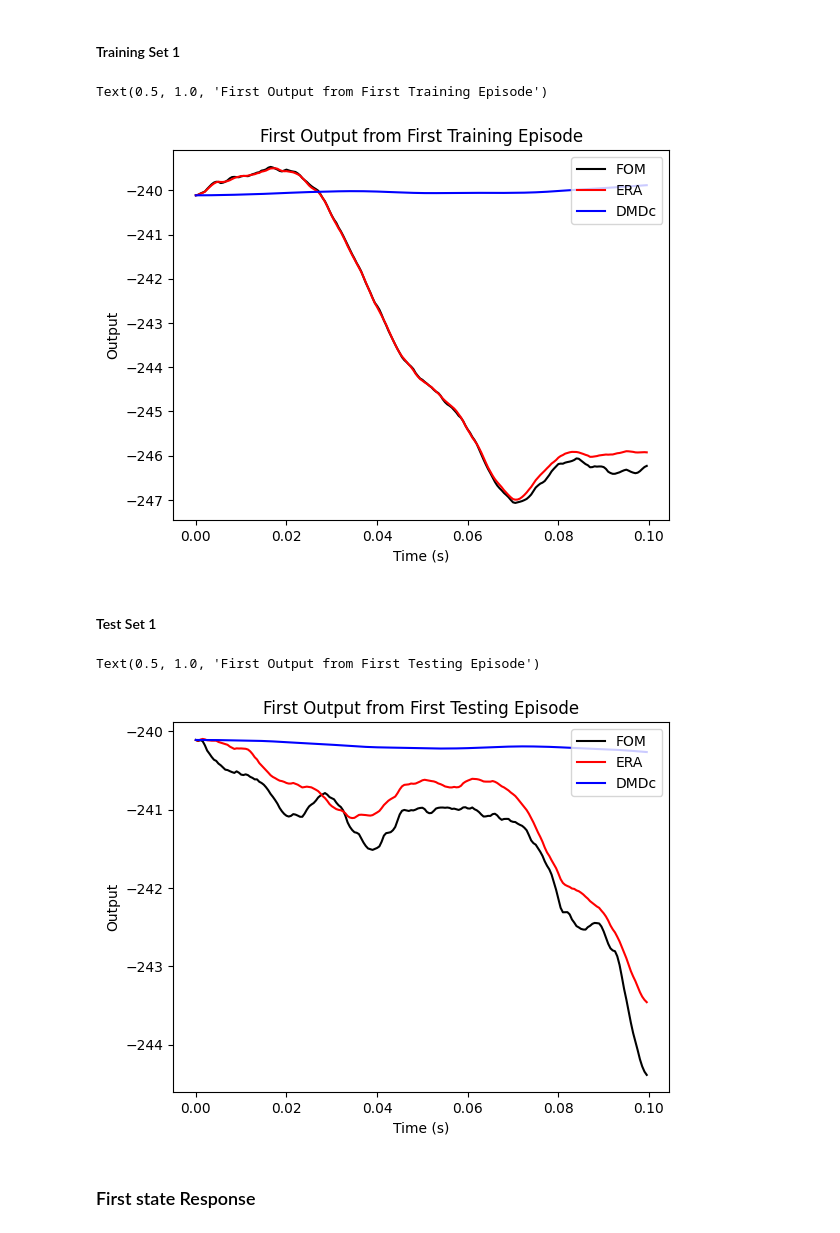
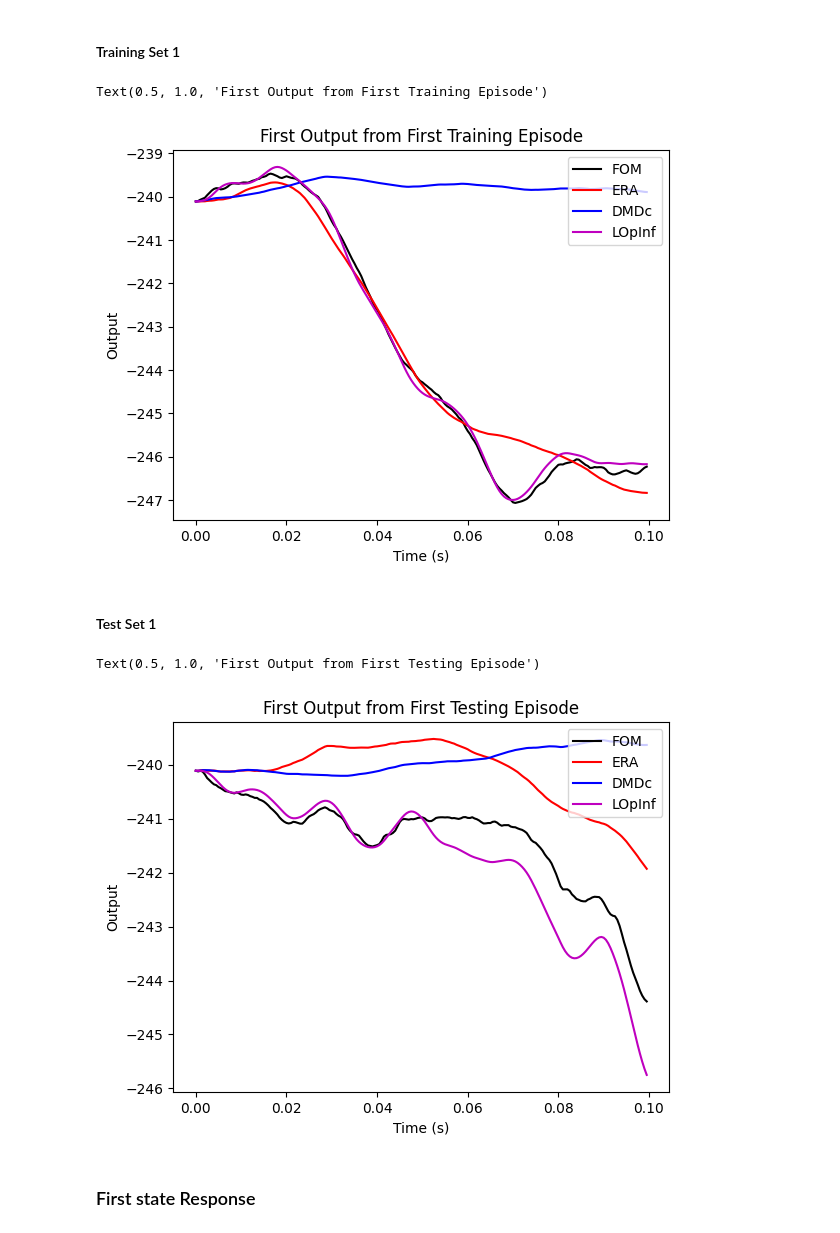
Before and after one commit to iman-adibnazari/anguilliformOptimalControl, a Jupyter notebook: src/compareROMMethods_3Segment.ipynb, the cells around one changed output. Saved outputs shown, nothing was run; the diff lists cells and outputs as text; code cells hidden in the pictures.

```diff
--- a/src/compareROMMethods_3Segment.ipynb
+++ b/src/compareROMMethods_3Segment.ipynb
@@ -162,7 +169,7 @@ Omega = np.concatenate([X_train,Upsilon_train],axis=0)
 ### Solve for Discrete Time System Matrices
 # %%
 # Decompose snapshot matrix using truncated SVD
-p_dmd = 10*n_ROM
+p_dmd = 1000
 r_dmd = n_ROM
 
 U_tilde,Sigma_tilde,Vh_tilde = randomized_svd(Omega, n_components=p_dmd)
@@ -305,13 +333,13 @@ for i in range(n_train+n_test):
 # %%
 # Uncenter FOM state and output data with initial conditions for each episode
 for i in range(n_train+n_test):
-    X_hat_fom_opInf[:,:,i] = X_hat_fom_opInf[:,:,i] + X0[:,i].reshape(n,1)
+    # X_hat_fom_opInf[:,:,i] = X_hat_fom_opInf[:,:,i] + X0[:,i].reshape(n,1)
     Y_hat_rom_opInf[:,:,i] = Y_hat_rom_opInf[:,:,i] + Y0[:,i].reshape(m,1)
 # %% [markdown]
 ### LOpInf
 # %%
-# # Read in data from LOpInf Trials
-# mat = scipy.io.loadmat(filepath+'lopinf_rom_r_16.mat')
-# # Extract data from LOpInf Trials
+# Read in data from LOpInf Trials
+
+mat = mat73.loadmat(filepath+'lopinf_rom_r_6.mat')
 # X_hat_rom_lopinf = mat['stateData_approx']
-# Y_hat_rom_lopinf = mat['outputData_approx']
+Y_hat_rom_lopinf = mat['outputData_approx']
@@ -326,6 +356,8 @@ for i in range(n_train+n_test):
     Y_fom[:,:,i] = Y_fom[:,:,i] + Y0[:,i].reshape(m,1)
 # %% [markdown]
 ## Response Visualizations
+# %%
+t = np.arange(0,dt*n_timesteps,dt)
 # %% [markdown]
 ### First Output Response
 # %% [markdown]
@@ -337,7 +369,7 @@ plt.plot(t,Y_fom[0,:,0],'k',label='FOM')
 plt.plot(t,Y_hat_rom_era[0,:,0],'r',label='ERA')
 plt.plot(t,Y_hat_rom_dmdc[0,:,0],'b',label='DMDc')
 #plt.plot(t,Y_hat_rom_opInf[0,:,0],'g',label='OpInf')
-# plt.plot(t,Y_hat_rom_lopinf[0,:,0],'m',label='LOpInf')
+plt.plot(t,Y_hat_rom_lopinf[0,:,0],'m',label='LOpInf')
 legend = plt.legend(loc='upper right', shadow=False, fontsize='medium')
 plt.xlabel('Time (s)')
 plt.ylabel('Output')
@@ -345,25 +377,25 @@ title = 'First Output from First Training Episode'
 plt.title(title)
 # %% [output]
 Text(0.5, 1.0, 'First Output from First Training Episode')
-[figure, old version]
+[figure, new version]
 # %% [markdown]
 #### Test Set 1
 # %%
 # Plot first output from first testing episode for all modelling methods
 plt.figure()
-plt.plot(t,Y_fom[0,:,n_train],'k',label='FOM')
-plt.plot(t,Y_hat_rom_era[0,:,n_train],'r',label='ERA')
-plt.plot(t,Y_hat_rom_dmdc[0,:,n_train],'b',label='DMDc')
+plt.plot(t,Y_fom[0,:,n_train+1],'k',label='FOM')
+plt.plot(t,Y_hat_rom_era[0,:,n_train+1],'r',label='ERA')
+plt.plot(t,Y_hat_rom_dmdc[0,:,n_train+1],'b',label='DMDc')
 # plt.plot(t,Y_hat_rom_opInf[0,:,n_train],'g',label='OpInf')
-# plt.plot(t,Y_hat_rom_lopinf[0,:,n_train],'m',label='LOpInf')
+plt.plot(t,Y_hat_rom_lopinf[0,:,n_train+11],'m',label='LOpInf')
 legend = plt.legend(loc='upper right', shadow=False, fontsize='medium')
 plt.xlabel('Time (s)')
 plt.ylabel('Output')
 title = 'First Output from First Testing Episode'
 plt.title(title)
 # %% [output]
 Text(0.5, 1.0, 'First Output from First Testing Episode')
-[figure, old version]
+[figure, new version]
 # %% [markdown]
 ### First state Response
 # %% [markdown]
```
Also changed, not shown: parts of 23 cells of this notebook, 4 other files.
